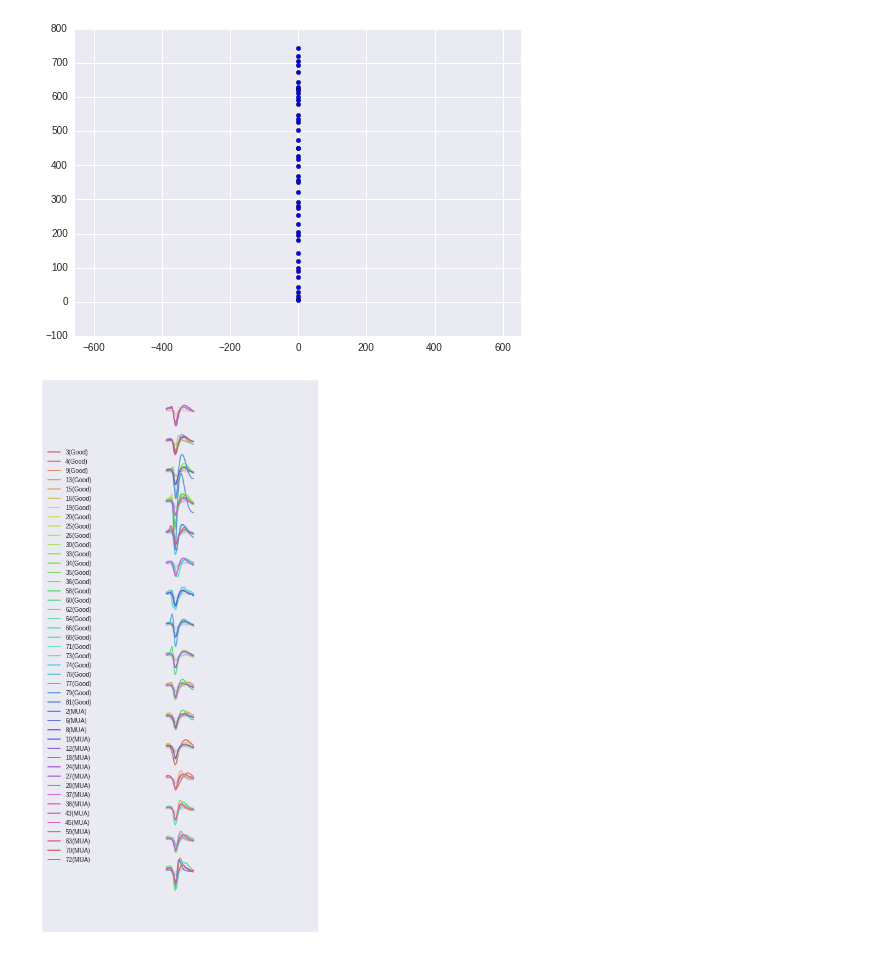
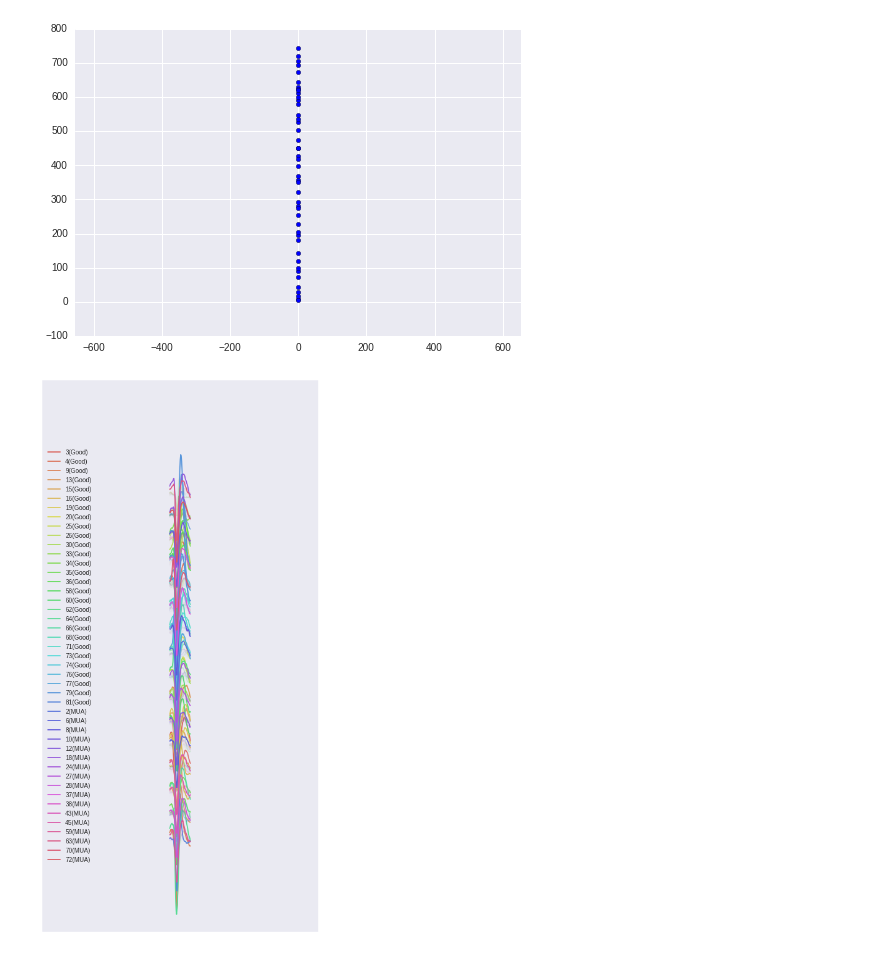
Before and after one commit to zekearneodo/ephys-analysis, a Jupyter notebook: notebooks/example_cluster_analyses.ipynb, the cells around one changed output. Cells and saved outputs as stored; diff of their text form; code cells hidden in the pictures.

```diff
--- a/notebooks/example_cluster_analyses.ipynb
+++ b/notebooks/example_cluster_analyses.ipynb
@@ -84,6 +84,6 @@ plt.axis('equal')
 # %%
 from ephys import viz
 f,ax = plt.subplots(1,1,figsize=(8,16))
-viz.plot_all_clusters(block_path,neurons,scale_factor=0.01)
+viz.plot_all_clusters(block_path,neurons,scale_factor=0.05)
 # %% [output]
-[figure, old version]
+[figure, new version]
```
Also changed, not shown: parts of 1 cell of this notebook, 2 other files.
